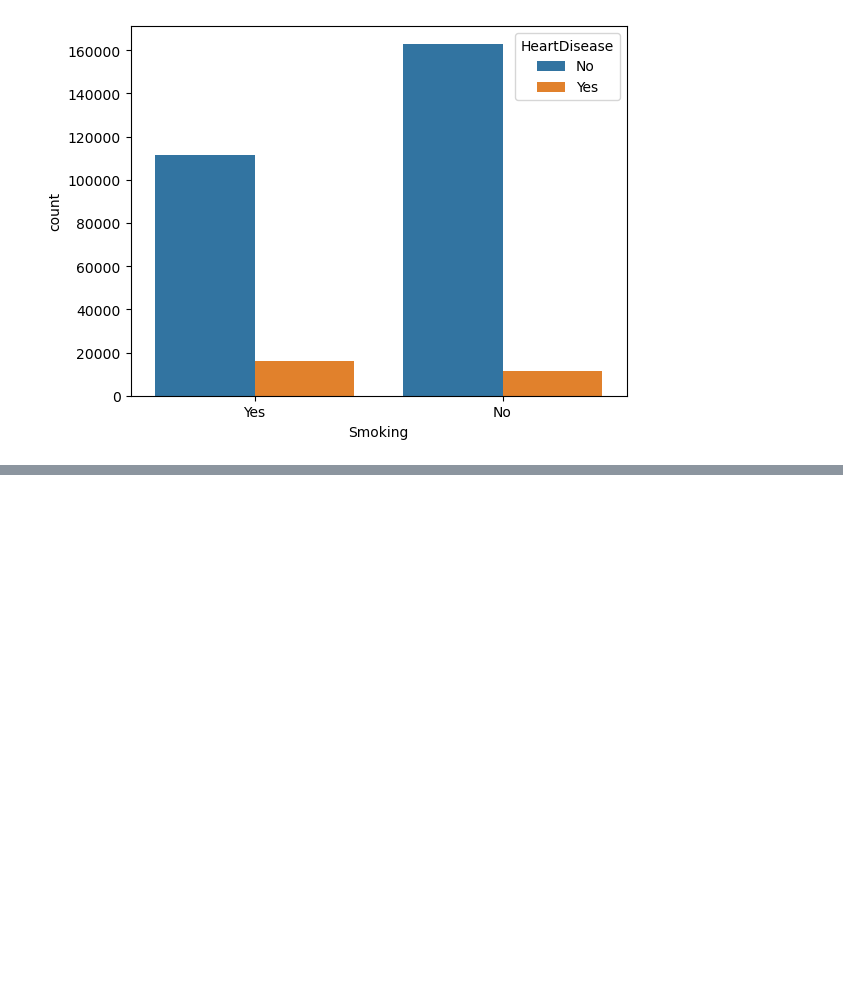
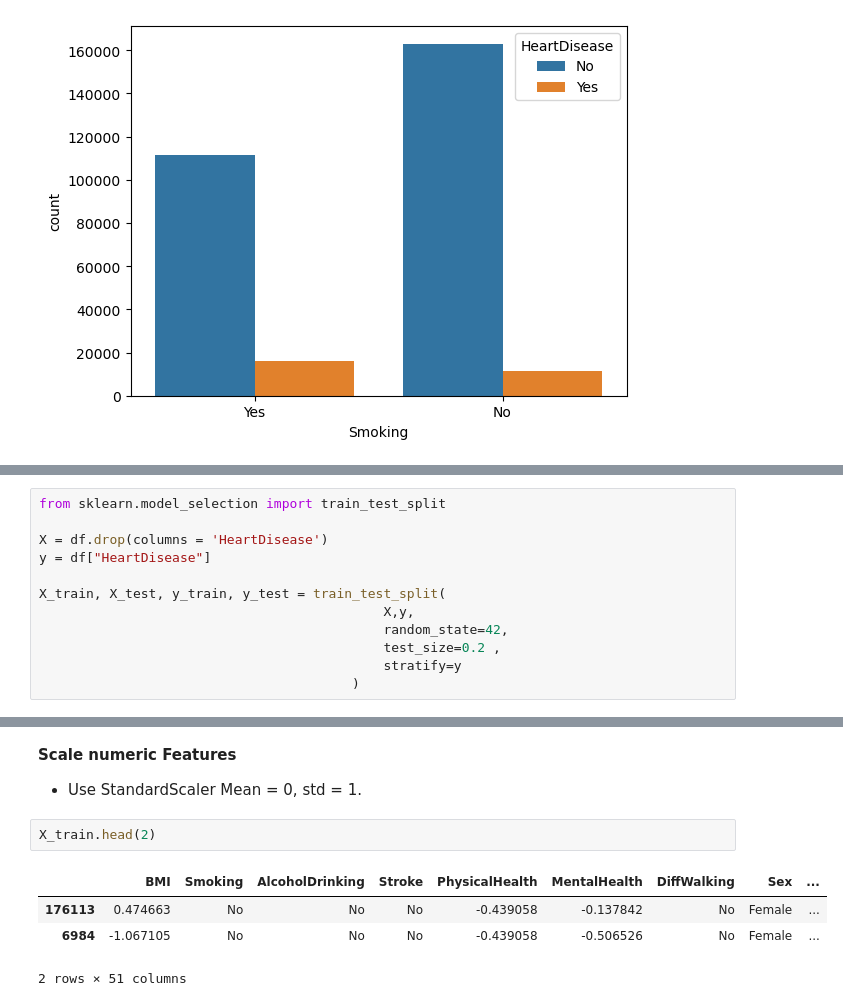
Before and after one commit to Krishna115535/ML-Projects, a Jupyter notebook: project_1/notebooks/logistic_regression.ipynb, the cells around one changed output, grey strips where cells are left out. Cells and saved outputs as stored; diff of their text form; blank space fills up the shorter version.

```diff
--- a/project_1/notebooks/logistic_regression.ipynb
+++ b/project_1/notebooks/logistic_regression.ipynb
@@ -167,0 +184,12 @@ sns.countplot(x='Smoking',hue='HeartDisease',data=df)
+# %%
+from sklearn.model_selection import train_test_split
+
+X = df.drop(columns = 'HeartDisease')
+y = df["HeartDisease"]
+
+X_train, X_test, y_train, y_test = train_test_split(
+                                            X,y,
+                                            random_state=42,
+                                            test_size=0.2 ,
+                                            stratify=y
+                                        )
@@ -167,0 +246,11 @@ sns.countplot(x='Smoking',hue='HeartDisease',data=df)
+# %% [markdown]
+**Scale numeric Features**
+
+  - Use StandardScaler Mean = 0, std = 1.
+# %%
+X_train.head(2)
+# %% [output]
+|  | BMI | Smoking | AlcoholDrinking | Stroke | PhysicalHealth | MentalHealth | DiffWalking | Sex | ... |
+| 176113 | 0.474663 | No | No | No | -0.439058 | -0.137842 | No | Female | ... |
+| 6984 | -1.067105 | No | No | No | -0.439058 | -0.506526 | No | Female | ... |
+2 rows × 51 columns
```
Also changed, not shown: parts of 8 cells of this notebook, 1 other file.
